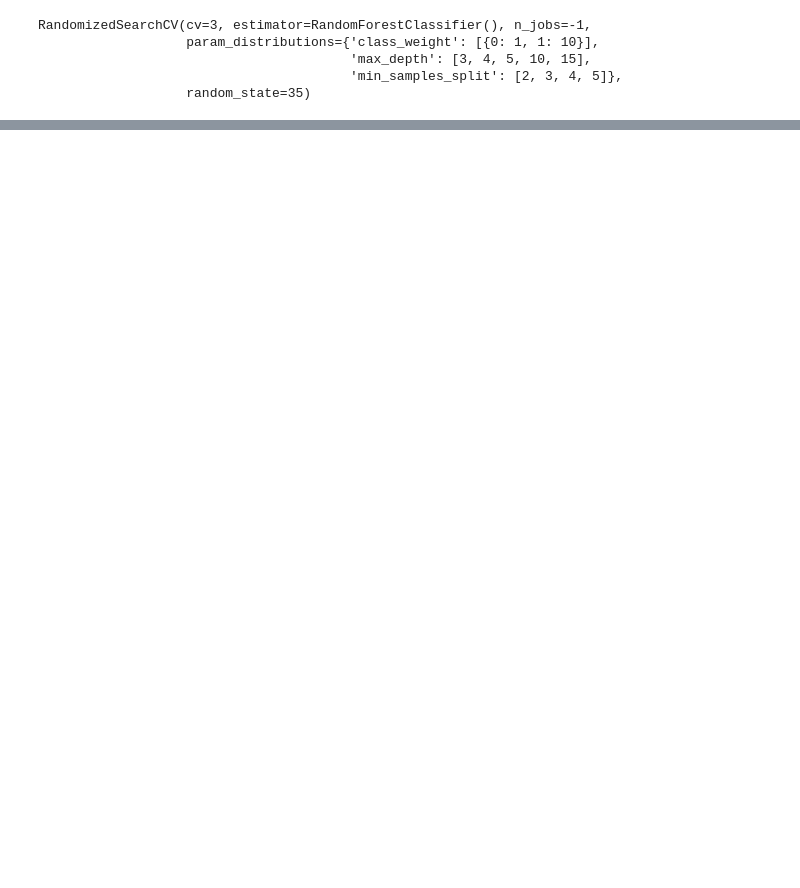
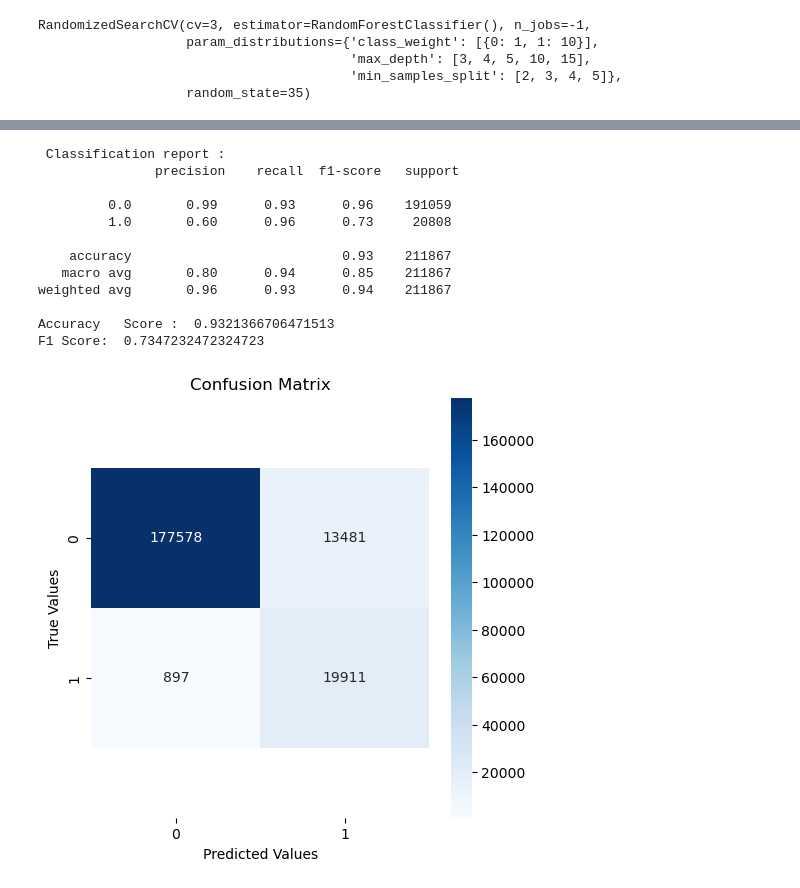
Before and after one commit to Hmittal15/Instacart-customer-order-analysis, a Jupyter notebook: Random Forest model.ipynb, the cells around one changed output, grey strips where cells are left out. Cells and saved outputs as stored; diff of their text form; code cells hidden in the pictures; blank space fills up the shorter version.

```diff
--- a/Random Forest model.ipynb
+++ b/Random Forest model.ipynb
@@ -126,5 +155,5 @@ x_cols = dataframe.columns.drop('reordered')
 # %%
-X = dataframe[x_cols]
-y = dataframe[label]
+X = df[x_cols]
+y = df[label]
 # %%
 #Splitting the dataset into training and testing data.
@@ -286,7 +204,0 @@ y = df_non_collinear[label_non_collinear]
-# %%
-#Splitting the dataset into training and testing data.
-
-X_train, X_test, y_train, y_test = train_test_split (X, y, stratify = y, test_size = 0.25)
-
-print (X_train.shape, y_train.shape)
-print (X_test.shape, y_test.shape)
@@ -310,2 +204,0 @@ RandomizedSearchCV(cv=3, estimator=RandomForestClassifier(), n_jobs=-1,
-# %%
-y_pred_rf=rf_random_non_collinear.predict(X_test)
@@ -347,0 +205,36 @@ F1 Score:  0.40755634527260826
+# %%
+#Classifying output variable as 0 and 1 as per threshold value of 0.5
+
+predictions_dt = [1 if i > 0.5 else 0 for i in y_pred_rf]
+# %%
+print ("\n Classification report : \n",classification_report(y_test, predictions_dt))
+print ("Accuracy   Score : ",accuracy_score(y_test, predictions_dt))
+
+#confusion matrix
+conf_matrix_dt= confusion_matrix(y_test,predictions_dt)
+plt.figure(figsize=(12,12))
+plt.subplot(221)
+sns.heatmap(conf_matrix_dt, fmt = "d",annot=True, cmap='Blues')
+b, t = plt.ylim()
+plt.ylim(b + 0.5, t - 0.5)
+plt.title('Confusion Matrix')
+plt.ylabel('True Values')
+plt.xlabel('Predicted Values')
+
+#f1-score
+f1 = f1_score(y_test, predictions_dt)
+print("F1 Score: ", f1)
+# %% [output]
+ Classification report :
+               precision    recall  f1-score   support
+
+         0.0       0.99      0.93      0.96    191059
+         1.0       0.60      0.96      0.73     20808
+
+    accuracy                           0.93    211867
+   macro avg       0.80      0.94      0.85    211867
+weighted avg       0.96      0.93      0.94    211867
+
+Accuracy   Score :  0.9321366706471513
+F1 Score:  0.7347232472324723
+[figure, added]
```
Also changed, not shown: parts of 34 cells of this notebook.
